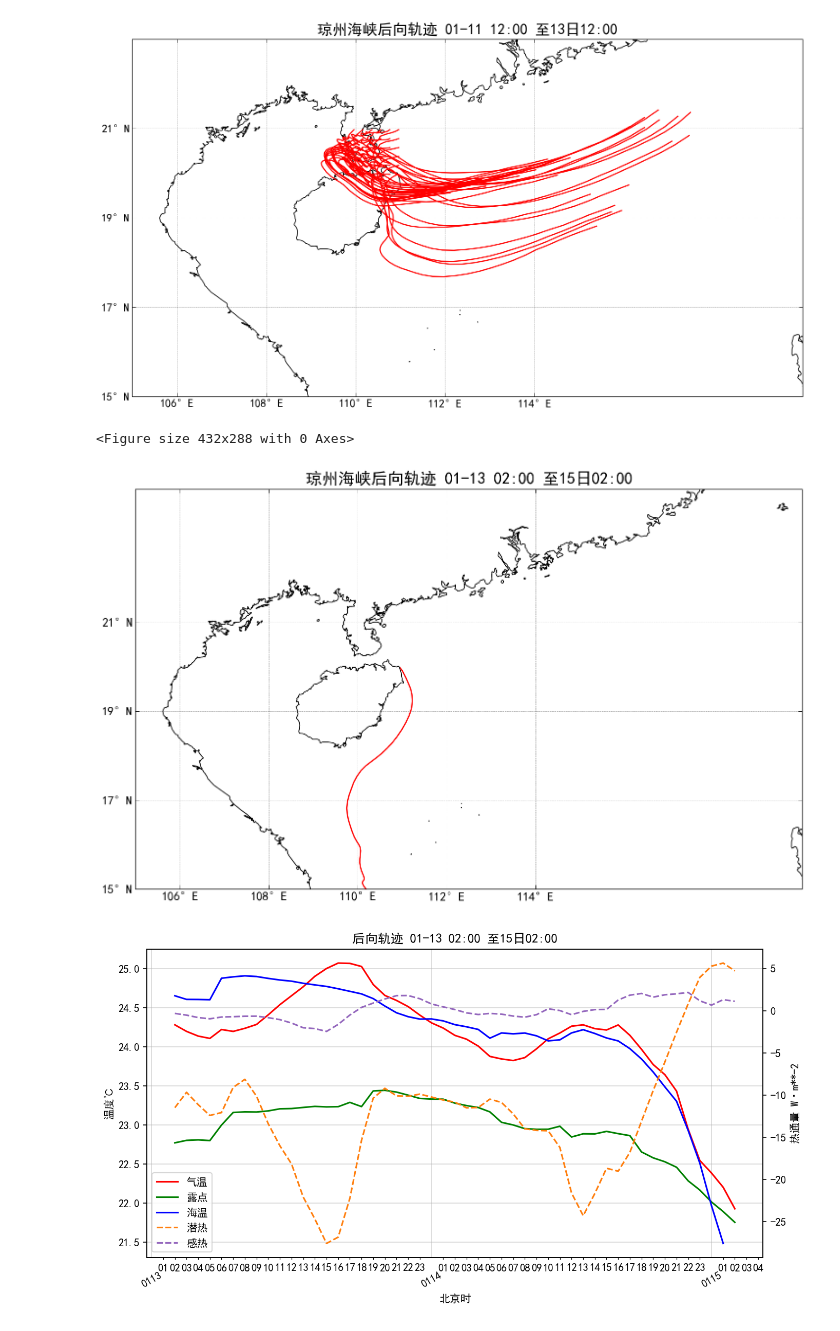
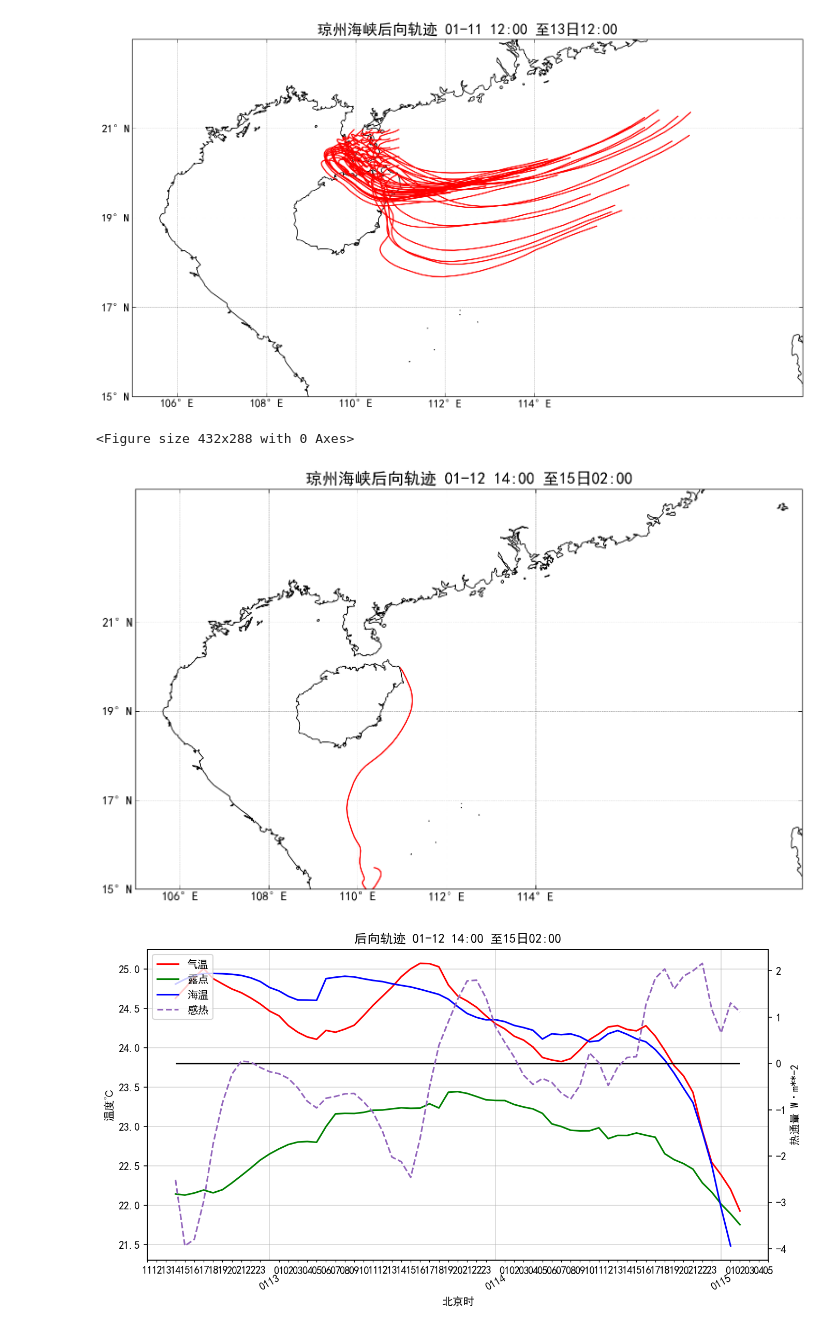
Before and after one commit to hanchyhill/python, a Jupyter notebook: seafog/src/statistics/2023/backtracking.ipynb, the cells around one changed output. Saved outputs shown, nothing was run; the diff lists cells and outputs as text; code cells hidden in the pictures.

```diff
--- a/seafog/src/statistics/2023/backtracking.ipynb
+++ b/seafog/src/statistics/2023/backtracking.ipynb
@@ -39,8 +39,14 @@ Attributes:
 # %%
 
 # time_start = pd.to_datetime('2023-01-14 02:00')  + pd.Timedelta(-8,unit='h')
-time_end = pd.to_datetime('2023-01-13 12:00')  + pd.Timedelta(-8,unit='h')
-time_start = time_end - pd.Timedelta(48,unit='h')
+# time_start = time_end - pd.Timedelta(60,unit='h')
+# time_end = pd.to_datetime('2023-01-13 11:00')  + pd.Timedelta(-8,unit='h')
+# time_start = time_end - pd.Timedelta(60,unit='h')
+# time_end = pd.to_datetime('2023-01-14 08:00')  + pd.Timedelta(-8,unit='h')
+# time_start = time_end - pd.Timedelta(60,unit='h')
+
+time_end = pd.to_datetime('2023-01-15 02:00')  + pd.Timedelta(-8,unit='h')
+time_start = time_end - pd.Timedelta(60,unit='h')
 ds_slice = ds.sel(time=slice(time_start, time_end))
 
 # interp_step = 0.1
@@ -213,37 +219,39 @@ line_sst, = ax.plot(ds_slice['time']+ pd.Timedelta(8,unit='h'), track_sst, color
 
 
 # 设置x轴主刻度格式
 alldays = mdates.DayLocator()  # 主刻度为每天
 ax.xaxis.set_major_locator(alldays)  # 设置主刻度
 ax.xaxis.set_major_formatter(mdates.DateFormatter('%m%d'))
 ax.xaxis.set_tick_params(rotation=30, labelsize=10)
 # 设置副刻度格式
 hoursLoc = mpl.dates.HourLocator(byhour=np.arange(0,24,1))  # 为6小时为1副刻度
 ax.xaxis.set_minor_locator(hoursLoc)
 ax.xaxis.set_minor_formatter(mdates.DateFormatter('%H'))
 # 参数pad用于设置刻度线与标签间的距离
 ax.tick_params(axis='x', which='major', pad=12, length=0)
 ax.grid(True,alpha=0.5)
 ax.set_xlabel("北京时")
 ax.set_ylabel("温度℃")
 
 # 绘制flux
 ax2 = ax.twinx()
-line_lhf, = ax2.plot(ds_slice['time']+ pd.Timedelta(8,unit='h'), track_lhf, color='tab:orange', markersize=4, label='潜热', zorder=5,linestyle='--')
+# line_lhf, = ax2.plot(ds_slice['time']+ pd.Timedelta(8,unit='h'), track_lhf, color='tab:orange', markersize=4, label='潜热', zorder=5,linestyle='--')
 line_shf, = ax2.plot(ds_slice['time']+ pd.Timedelta(8,unit='h'), track_shf, color='tab:purple', markersize=4, label='感热', zorder=6,linestyle='--')
 ax2.set_ylabel("热通量 W·m**-2")
+ax2.hlines(xmin = ds_slice['time'][0]+ pd.Timedelta(8,unit='h'), xmax=ds_slice['time'][-1]+ pd.Timedelta(8,unit='h'), y=0, color="k",zorder=1)
 start = pd.to_datetime(ds_slice['time'][0].values)
 end = pd.to_datetime(ds_slice['time'][-1].values)
 start_bj = arrow.get(start).shift(hours=8)
 end_bj = arrow.get(end).shift(hours=8)
 ax.set_title(f'后向轨迹 {start_bj.format("MM-DD HH:00")} 至{end_bj.format("DD日HH:00")}')
 
-plt.legend([line_t2m, line_td, line_sst, line_lhf,line_shf], ['气温', '露点', '海温','潜热','感热'])
+# plt.legend([line_t2m, line_td, line_sst, line_lhf,line_shf], ['气温', '露点', '海温','潜热','感热'])
+plt.legend([line_t2m, line_td, line_sst, line_shf], ['气温', '露点', '海温','感热'])
 plt.show()
 # %% [output]
 <Figure size 432x288 with 0 Axes>
-[figure, old version]
+[figure, new version]
-[figure, old version]
+[figure, new version]
 # %%
 group_selected = 35 # second
 
```
Also changed, not shown: parts of 2 cells of this notebook.
